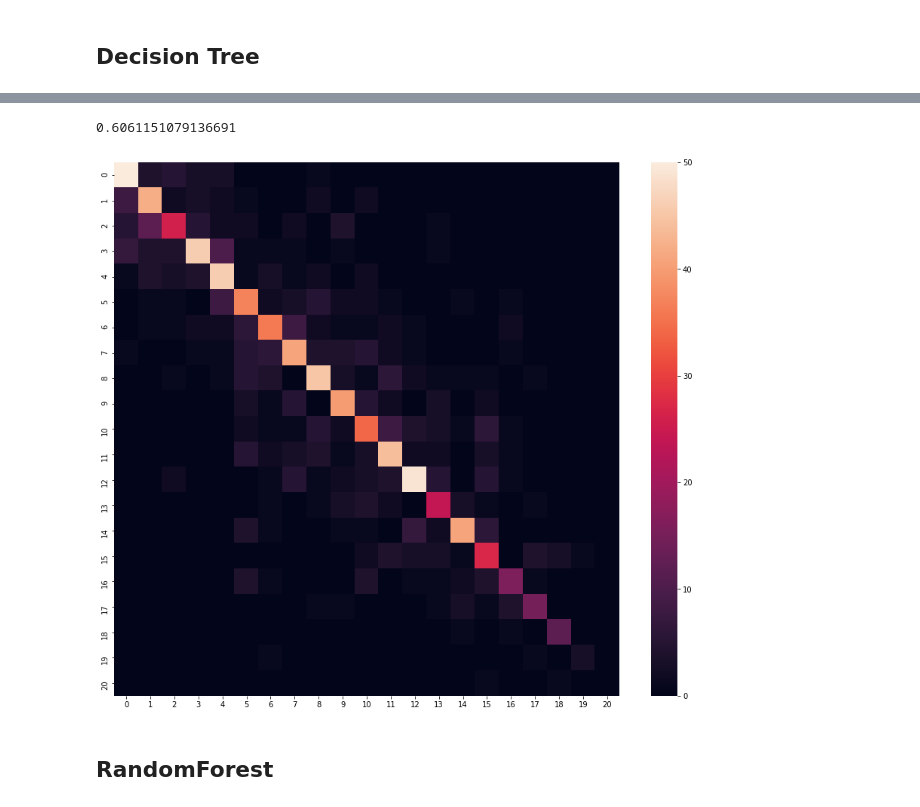
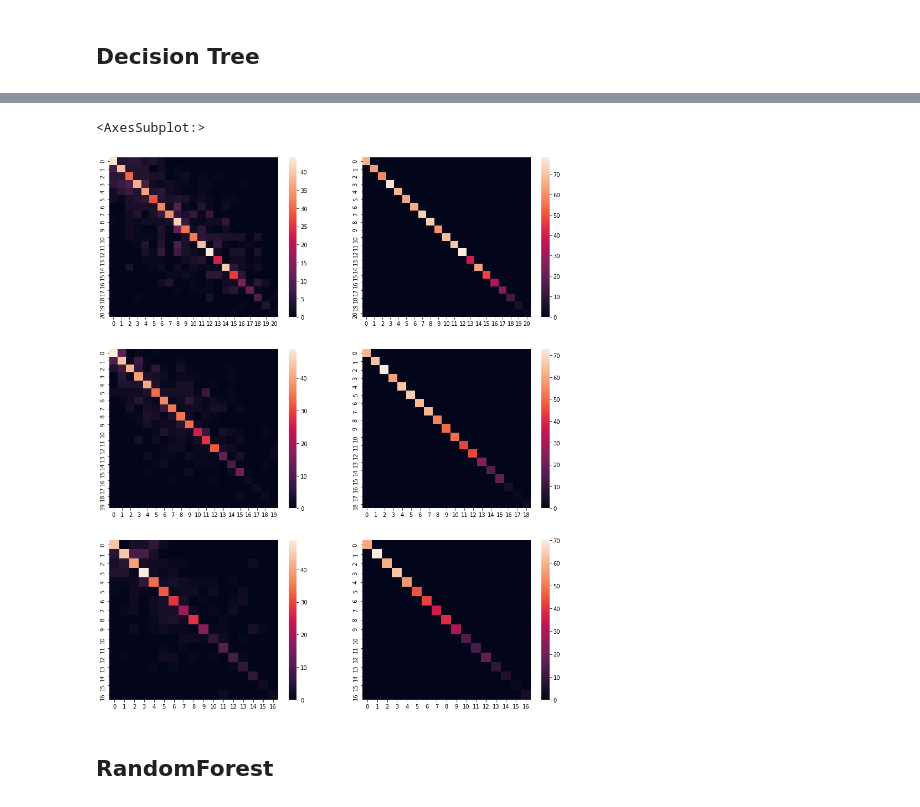
Before and after one commit to frax0n/F1-Analysis, a Jupyter notebook: Qualy_Results.ipynb, the cells around one changed output, grey strips where cells are left out. Drawn from its saved outputs; the diff is of its cells as text; code cells hidden in the pictures.

Commit message:
Extra trees and optimizations

```diff
--- a/Qualy_Results.ipynb
+++ b/Qualy_Results.ipynb
@@ -253,4 +194,8 @@ q1['driverRanking']=q1['driverRanking'].astype(int)
 # %%
 test=pd.get_dummies(q1,columns=['driverId','constructorId','circuitId'])
+test2=pd.get_dummies(test2,columns=['driverId','constructorId','circuitId'])
+test3=pd.get_dummies(test3,columns=['driverId','constructorId','circuitId'])
 # %%
 test=test.dropna()
+test2=test2.dropna()
+test3=test3.dropna()
@@ -281,2 +202,4 @@ Length: 107, dtype: object
 # %%
 X_train, X_test, y_train, y_test = train_test_split(test.drop(columns=['final_position','qualifying_pos','number','statusId']), test['final_position'], test_size = 0.25, random_state=8)
+X_train_2, X_test_2, y_train_2, y_test_2 = train_test_split(test2.drop(columns=['final_position','qualifying_pos','number','statusId']), test2['final_position'], test_size = 0.25, random_state=8)
+X_train_3, X_test_3, y_train_3, y_test_3 = train_test_split(test3.drop(columns=['final_position','qualifying_pos','number','statusId']), test3['final_position'], test_size = 0.25, random_state=8)
@@ -294,6 +419,14 @@ X_train.head()
 # %%
-dtree = DecisionTreeClassifier(max_depth=107, random_state=8)
+dtree = DecisionTreeClassifier(max_depth=107, random_state=9,max_features='auto')
+dtree_2 = DecisionTreeClassifier(max_depth=107, random_state=9)
+dtree_3 = DecisionTreeClassifier(max_depth=107, random_state=9)
 dtree.fit(X_train, y_train)
-tr1 = dtree.predict(X_train)
-y1 = dtree.predict(X_test)
+dtree_2.fit(X_train_2, y_train_2)
+dtree_3.fit(X_train_3, y_train_3)
+dtq1= dtree.predict(X_train)
+dq1 = dtree.predict(X_test)
+dtq2= dtree_2.predict(X_train_2)
+dq2 = dtree_2.predict(X_test_2)
+dtq3= dtree_3.predict(X_train_3)
+dq3 = dtree_3.predict(X_test_3)
 # %%
@@ -316,13 +462,19 @@ sns.kdeplot(difference)
 # %%
-from sklearn.metrics import confusion_matrix
-import seaborn as sn
-cm = pd.DataFrame(confusion_matrix(y_test, y1))
-plt.figure(figsize=(15,13))
-sn.heatmap(cm)
-score = accuracy_score(y_test, y1)
-score
+fig,axes=plt.subplots(3,2,figsize=(15,18))
+cm = pd.DataFrame(confusion_matrix(y_test, dq1))
+sn.heatmap(cm,ax=axes[0,0])
+cm1 = pd.DataFrame(confusion_matrix(y_test, y_test))
+sn.heatmap(cm1,ax=axes[0,1])
+cm3 = pd.DataFrame(confusion_matrix(y_test_2, dq2))
+sn.heatmap(cm3,ax=axes[1,0])
+cm4 = pd.DataFrame(confusion_matrix(y_test_2, y_test_2))
+sn.heatmap(cm4,ax=axes[1,1])
+cm5 = pd.DataFrame(confusion_matrix(y_test_3, dq3))
+sn.heatmap(cm5,ax=axes[2,0])
+cm6 = pd.DataFrame(confusion_matrix(y_test_3, y_test_3))
+sn.heatmap(cm6,ax=axes[2,1])
 # %% [output]
-0.6061151079136691
+<AxesSubplot:>
-[figure, old version]
+[figure, new version]
 # %% [markdown]
 ## RandomForest
```
Also changed, not shown: parts of 58 cells of this notebook, 1 other file.
